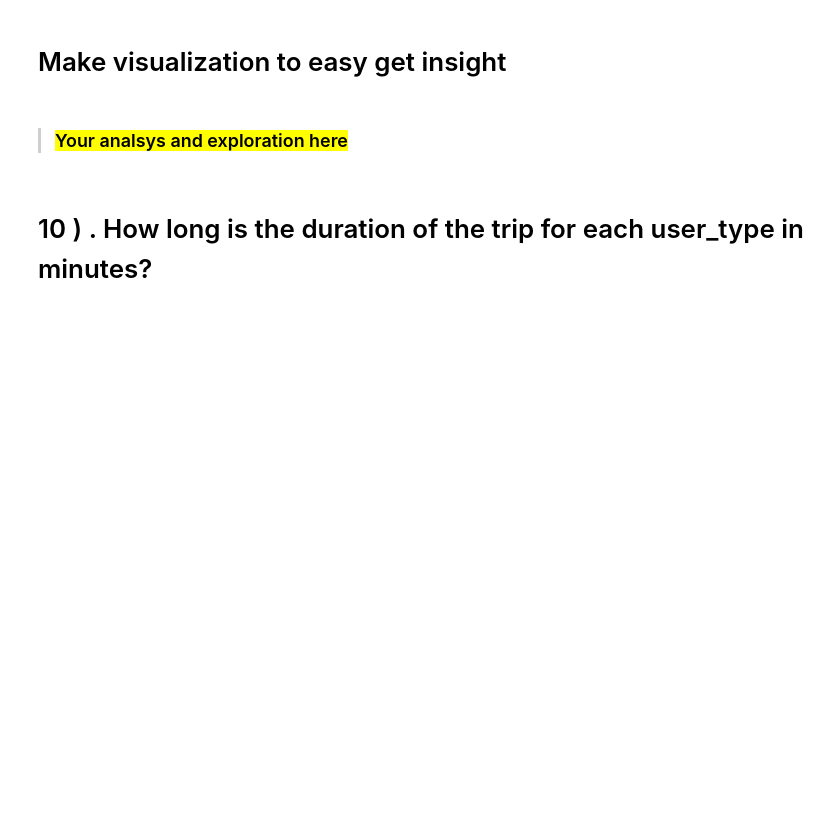
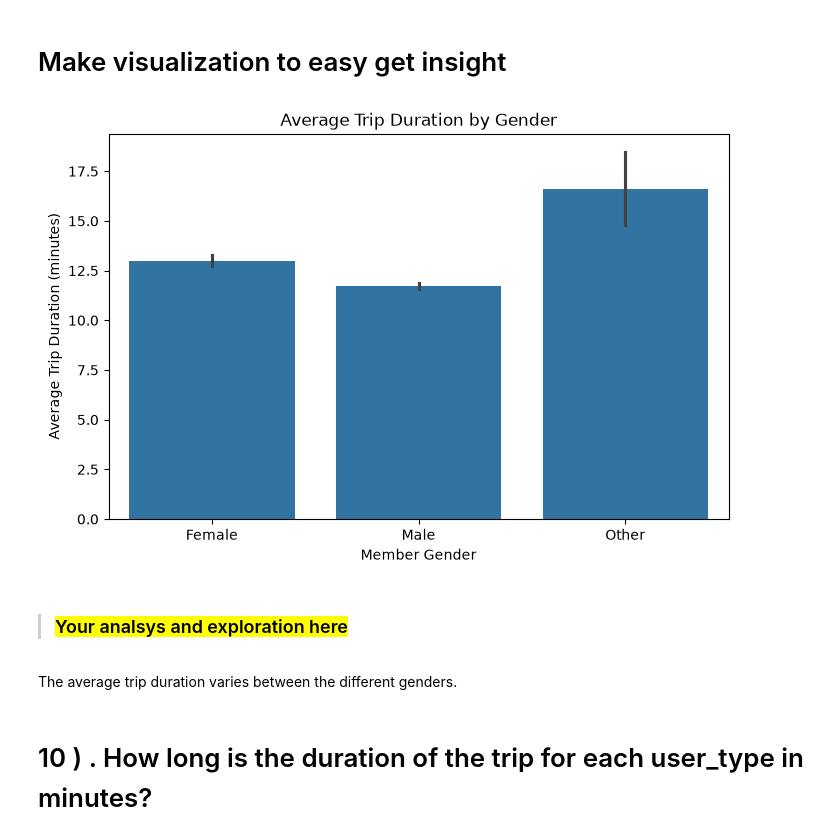
Before and after one commit to Maha-123-dot/Ai_diploma_master, a Jupyter notebook: data science_final project/datasciece-Final-Project.ipynb, the cells around one changed output. Saved outputs shown, nothing was run; the diff lists cells and outputs as text; code cells hidden in the pictures; blank space fills up the shorter version.

```diff
--- a/data science_final project/datasciece-Final-Project.ipynb
+++ b/data science_final project/datasciece-Final-Project.ipynb
@@ -693,7 +720,21 @@ Now let's investigate relationships between pairs of variables in our data.
 # %% [markdown]
 # Make visualization to easy get insight
+# %%
+plt.figure(figsize=(8,5))
+
+sns.barplot(data=df, x='member_gender', y='duration_min')
+
+plt.xlabel('Member Gender')
+plt.ylabel('Average Trip Duration (minutes)')
+plt.title('Average Trip Duration by Gender')
+
+plt.show()
+# %% [output]
+[figure, added]
 # %% [markdown]
 > ### <mark>Your analsys and exploration here </mark>
+# %% [markdown]
+The average trip duration varies between the different genders.
 # %% [markdown]
 # <a id="10 "> 10 ) . How long is the duration of the trip for each user_type in minutes?  </a>
 # %%
```
Also changed, not shown: parts of 19 cells of this notebook.
